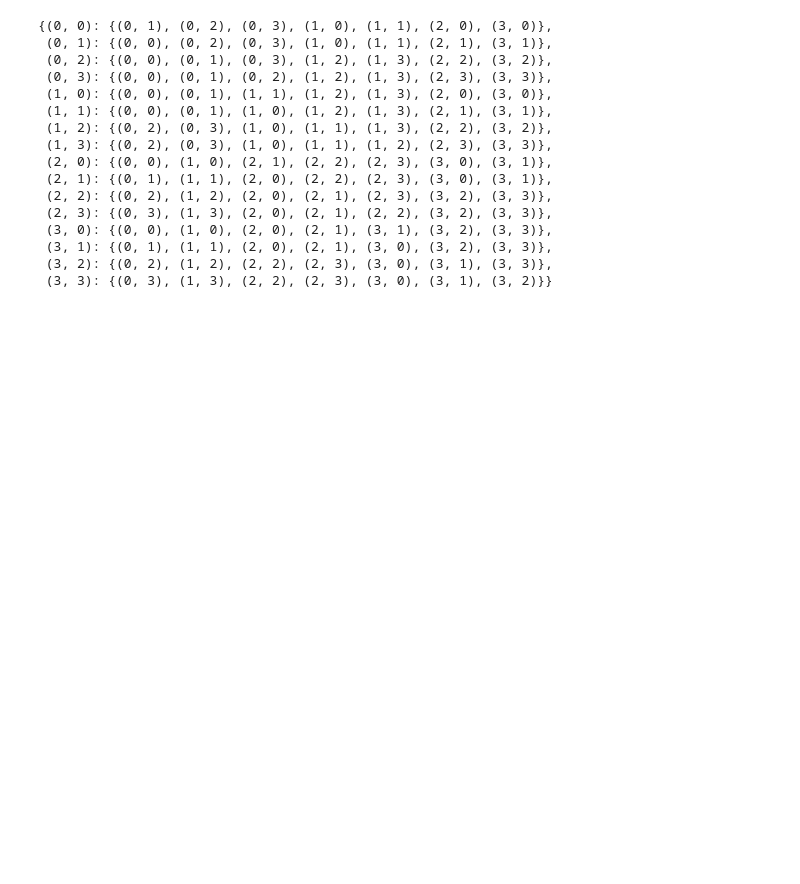
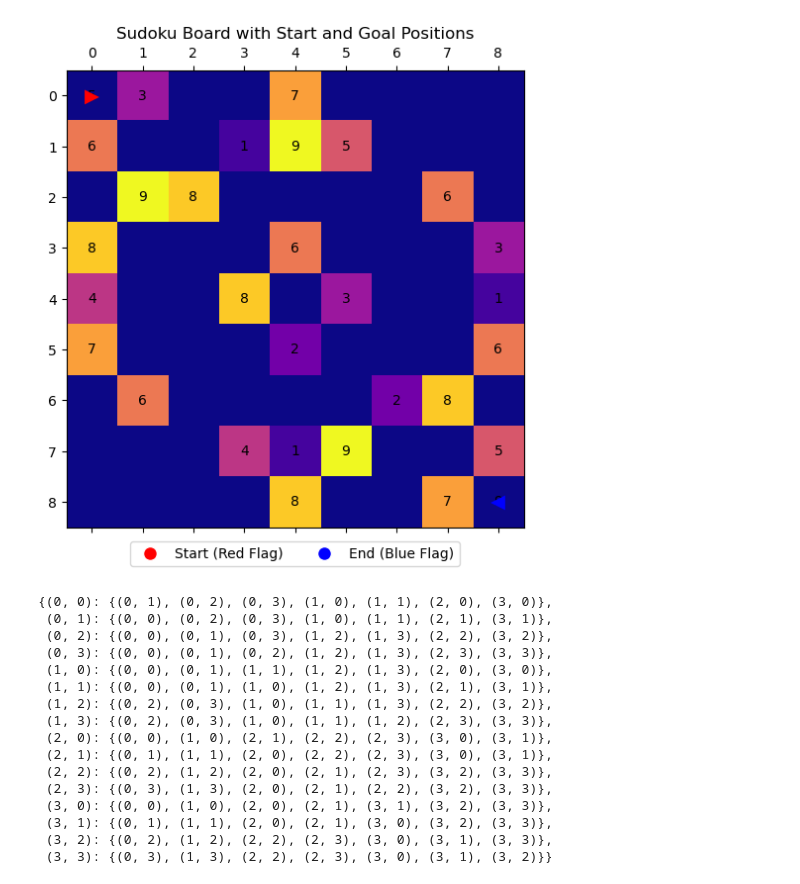
Before and after one commit to Weexuan/Data-Science-Project, a Jupyter notebook: Lab 8.ipynb, the cells around one changed output. Drawn from its saved outputs; the diff is of its cells as text; code cells hidden in the pictures; blank space fills up the shorter version.

```diff
--- a/Lab 8.ipynb
+++ b/Lab 8.ipynb
@@ -67,0 +132,70 @@ class SudokuGraph(object):
+# %%
+import numpy as np
+import matplotlib.pyplot as plt
+
+def showSudokuProblem(board, start, goal):
+    ''' Display the Sudoku board with start and end positions indicated by symbols
+        Input : 2D NumPy array representing the Sudoku board
+                start: tuple representing the coordinates of the start position (row, col)
+                goal: tuple representing the coordinates of the goal position (row, col)
+        Output : Display the Sudoku board with start and end positions indicated by symbols
+    '''
+    # Create a copy of the board
+    board_with_positions = np.copy(board)
+
+    # Highlight start and goal positions with symbols
+    start_row, start_col = start
+    goal_row, goal_col = goal
+    board_with_positions[start_row, start_col] = 0
+    board_with_positions[goal_row, goal_col] = 0
+
+    # Create an arrow symbol for start and goal positions
+    start_arrow = u'\u25b6'  # Right-pointing arrow
+    goal_arrow = u'\u25c0'   # Left-pointing arrow
+
+    fig, ax = plt.subplots(figsize=(6, 6))
+
+    # Show Sudoku board with start and end positions indicated by symbols
+    ax.matshow(board_with_positions, cmap='plasma')
+    for i in range(9):
+        for j in range(9):
+            if board[i, j] != 0:
+                ax.text(j, i, str(board[i, j]), va='center', ha='center', color='black')
+
+    # Annotate start and goal positions with arrows
+    ax.text(start_col, start_row, start_arrow, va='center', ha='center', color='red', fontsize=14)
+    ax.text(goal_col, goal_row, goal_arrow, va='center', ha='center', color='blue', fontsize=14)
+
+    ax.grid(visible=False)
+    ax.set_title('Sudoku Board with Start and Goal Positions')
+
+    # Add legend
+    legend_handles = [
+        plt.Line2D([0], [0], marker='o', color='w', markerfacecolor='red', markersize=10, label='Start (Red Flag)'),
+        plt.Line2D([0], [0], marker='o', color='w', markerfacecolor='blue', markersize=10, label='End (Blue Flag)')
+    ]
+    ax.legend(handles=legend_handles, loc='lower center', bbox_to_anchor=(0.5, -0.1), ncol=2)
+
+    plt.show()
+
+# Define start and goal positions for Sudoku puzzle
+START = (0, 0)  # Top-left corner (example start position)
+GOAL = (8, 8)   # Bottom-right corner (example goal position)
+
+# Example Sudoku board (with some numbers already given)
+board = np.array([
+    [5, 3, 0, 0, 7, 0, 0, 0, 0],
+    [6, 0, 0, 1, 9, 5, 0, 0, 0],
+    [0, 9, 8, 0, 0, 0, 0, 6, 0],
+    [8, 0, 0, 0, 6, 0, 0, 0, 3],
+    [4, 0, 0, 8, 0, 3, 0, 0, 1],
+    [7, 0, 0, 0, 2, 0, 0, 0, 6],
+    [0, 6, 0, 0, 0, 0, 2, 8, 0],
+    [0, 0, 0, 4, 1, 9, 0, 0, 5],
+    [0, 0, 0, 0, 8, 0, 0, 7, 9]
+])
+
+# Display the Sudoku puzzle with start and goal positions indicated by symbols and legend
+showSudokuProblem(board, START, GOAL)
+# %% [output]
+[figure, added]
```
Also changed, not shown: parts of 12 cells of this notebook.
